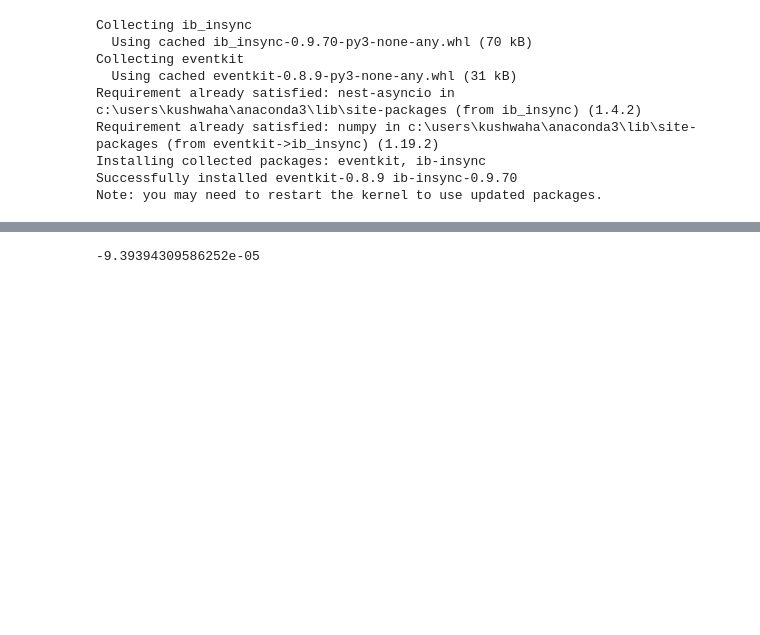
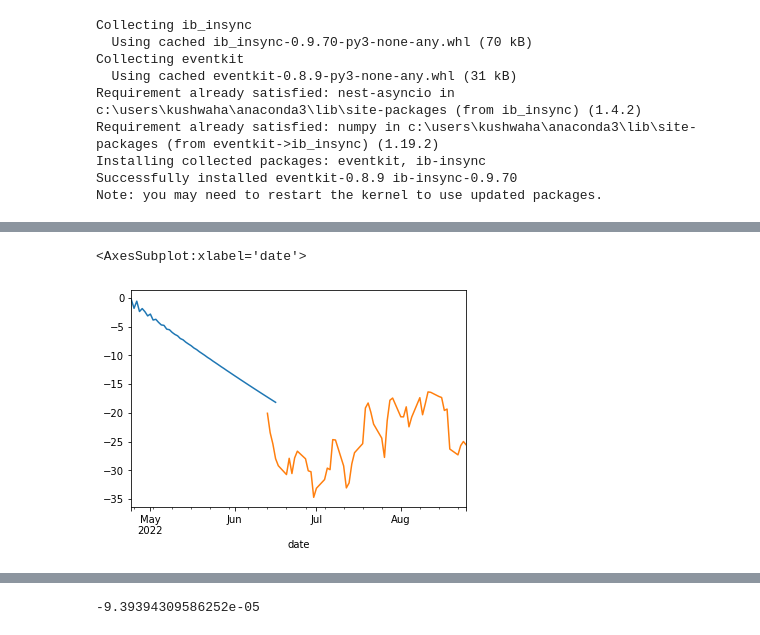
Before and after one commit to SonnyK33/btcalgo, a Jupyter notebook: btc_test.ipynb, the cells around one changed output, grey strips where cells are left out. Drawn from its saved outputs; the diff is of its cells as text; code cells hidden in the pictures; blank space fills up the shorter version.

Commit message:
working on garch

```diff
--- a/btc_test.ipynb
+++ b/btc_test.ipynb
@@ -58,2 +59,4 @@ df.head()
+# %%
+df['log returns'] = np.log(df['close'] / df['close'].shift(1))
 # %%
 df.dropna(inplace=True)
@@ -67,0 +83,28 @@ from arch import arch_model
+# %%
+# import warnings
+# warnings.filterwarnings("ignore")
+
+df2 = df.set_index('date')
+df2.index = pd.DatetimeIndex(df2.index).to_period('D')
+
+X = df2['log returns']
+test_pct = 0.7
+train, test = X[0:int(test_pct*len(X))], X[int(test_pct*len(X)):len(X)]
+final_order = (0,0,0)
+
+best_aic = np.inf
+
+for p in range(0,5):
+    for q in range(0,5):
+        model = ARIMA(train, order=(p,0,q))
+        model_fit = model.fit()
+        if model_fit.aic < best_aic:
+            best_aic = model_fit.aic
+            final_order = (p,0,q)
+# %%
+model = ARIMA(train, order=final_order)
+model_fit = model.fit()
+residuals = model_fit.resid
+garch = arch_model(residuals)
+garch_fitted = garch.fit()
+garch_pred = garch_fitted.forecast(horizon=1).mean.iloc[-1]['h.1']
@@ -67,0 +129,9 @@ from arch import arch_model
+# %%
+arima_pred = model_fit.predict(start=len(train), end=len(train) + len(test) - 1, dynamic=False)
+total_pred = arima_pred + garch_pred
+cum_returns = total_pred.cumsum()
+(100*(np.exp(cum_returns)-1)).plot()
+(100*(np.exp(test.cumsum())-1)).plot()
+# %% [output]
+<AxesSubplot:xlabel='date'>
+[figure, added]
```
Also changed, not shown: parts of 10 cells of this notebook.
